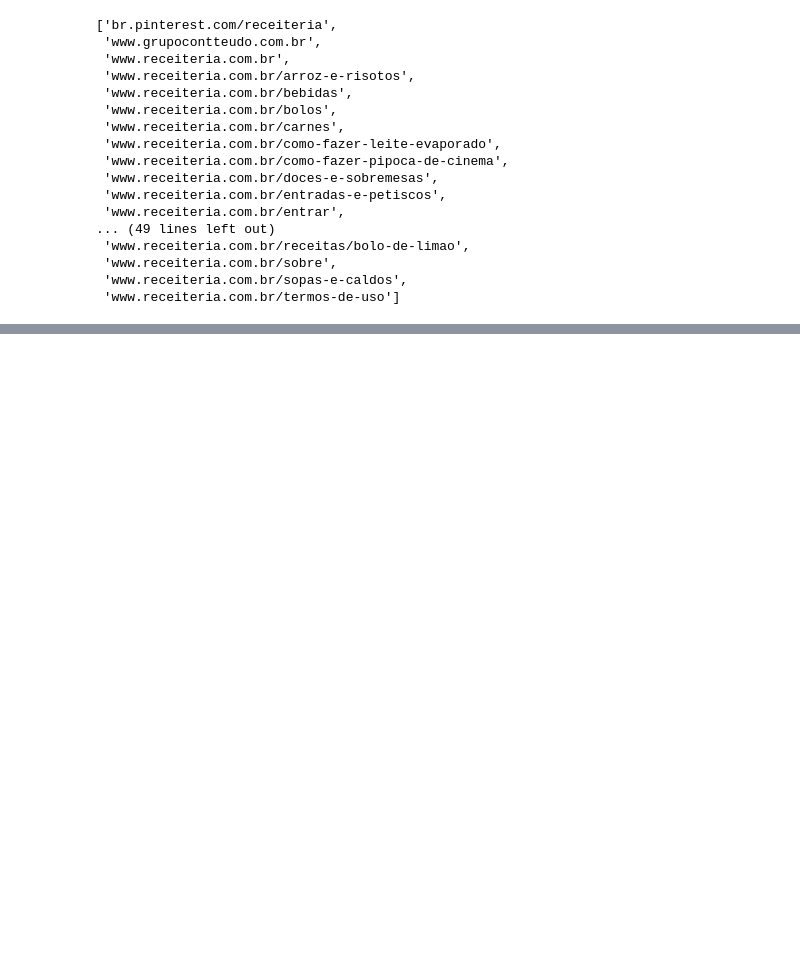
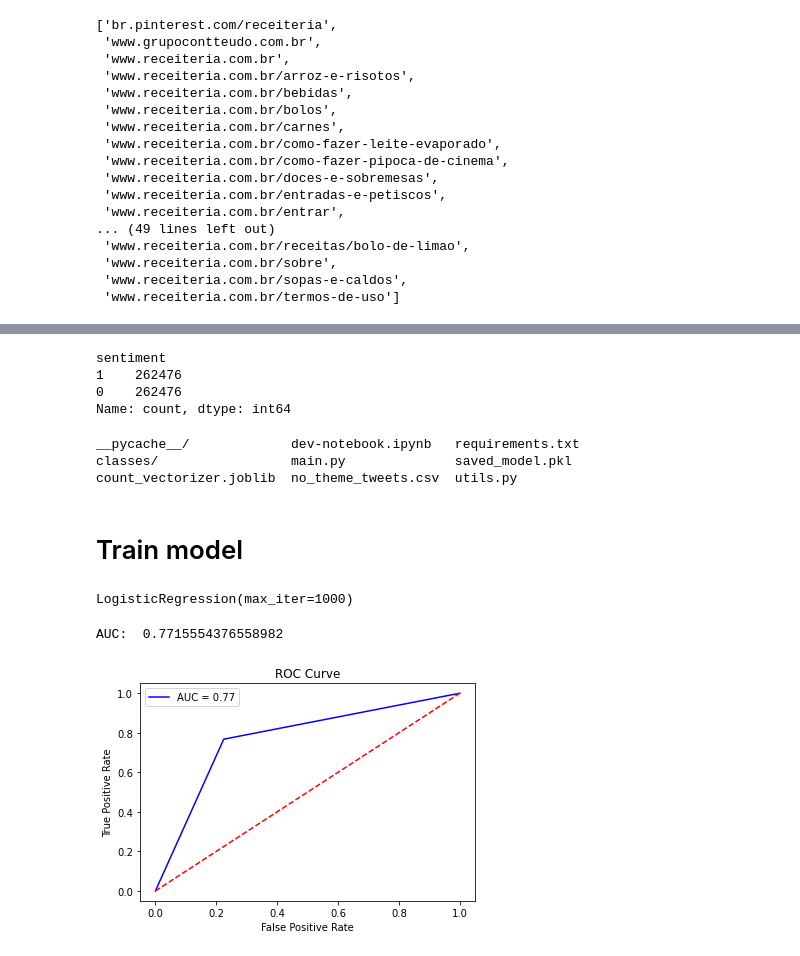
Before and after one commit to delattre1/nlp-chatbot, a Jupyter notebook: src/dev-notebook.ipynb, the cells around one changed output, grey strips where cells are left out. Saved outputs shown, nothing was run; the diff lists cells and outputs as text; code cells hidden in the pictures; blank space fills up the shorter version.

Commit message:
updated notebook with sentiment analysis model

```diff
--- a/src/dev-notebook.ipynb
+++ b/src/dev-notebook.ipynb
@@ -272,0 +511,13 @@ search_words(list_words=['carne'], rev_index=reverse_index, n=5)
+# %%
+balanced_df['sentiment'].value_counts()
+# %% [output]
+sentiment
+1    262476
+0    262476
+Name: count, dtype: int64
+# %%
+ls
+# %% [output]
+__pycache__/             dev-notebook.ipynb   requirements.txt
+classes/                 main.py              saved_model.pkl
+count_vectorizer.joblib  no_theme_tweets.csv  utils.py
@@ -272,0 +526,2 @@ search_words(list_words=['carne'], rev_index=reverse_index, n=5)
+# %% [markdown]
+# Train model
@@ -272,0 +532,33 @@ search_words(list_words=['carne'], rev_index=reverse_index, n=5)
+# %%
+from sklearn.feature_extraction.text import CountVectorizer
+# Fit the CountVectorizer to the training data
+vect = CountVectorizer().fit(x_train)
+# %%
+# transform the documents in the training data to a document-term matrix
+x_train_vectorized = vect.transform(x_train)
+# %%
+from sklearn.linear_model import LogisticRegression #, SGDClassifier
+model = LogisticRegression(max_iter=1000)
+model.fit(x_train_vectorized, y_train)
+# %% [output]
+LogisticRegression(max_iter=1000)
+# %%
+from sklearn.metrics import roc_curve, roc_auc_score, auc
+predictions = model.predict(vect.transform(x_test))
+print('AUC: ', roc_auc_score(y_test, predictions))
+false_positive_rate, true_positive_rate, thresholds = roc_curve(y_test, predictions)
+roc_auc = auc(false_positive_rate, true_positive_rate)
+# %% [output]
+AUC:  0.7715554376558982
+# %%
+import matplotlib.pyplot as plt
+# Plot ROC curve
+plt.plot(false_positive_rate, true_positive_rate, color='blue', label=f'AUC = {roc_auc:.2f}')
+plt.plot([0, 1], [0, 1], color='red', linestyle='--')
+plt.xlabel('False Positive Rate')
+plt.ylabel('True Positive Rate')
+plt.title('ROC Curve')
+plt.legend()
+plt.show()
+# %% [output]
+[figure, added]
```
Also changed, not shown: parts of 51 cells of this notebook.
